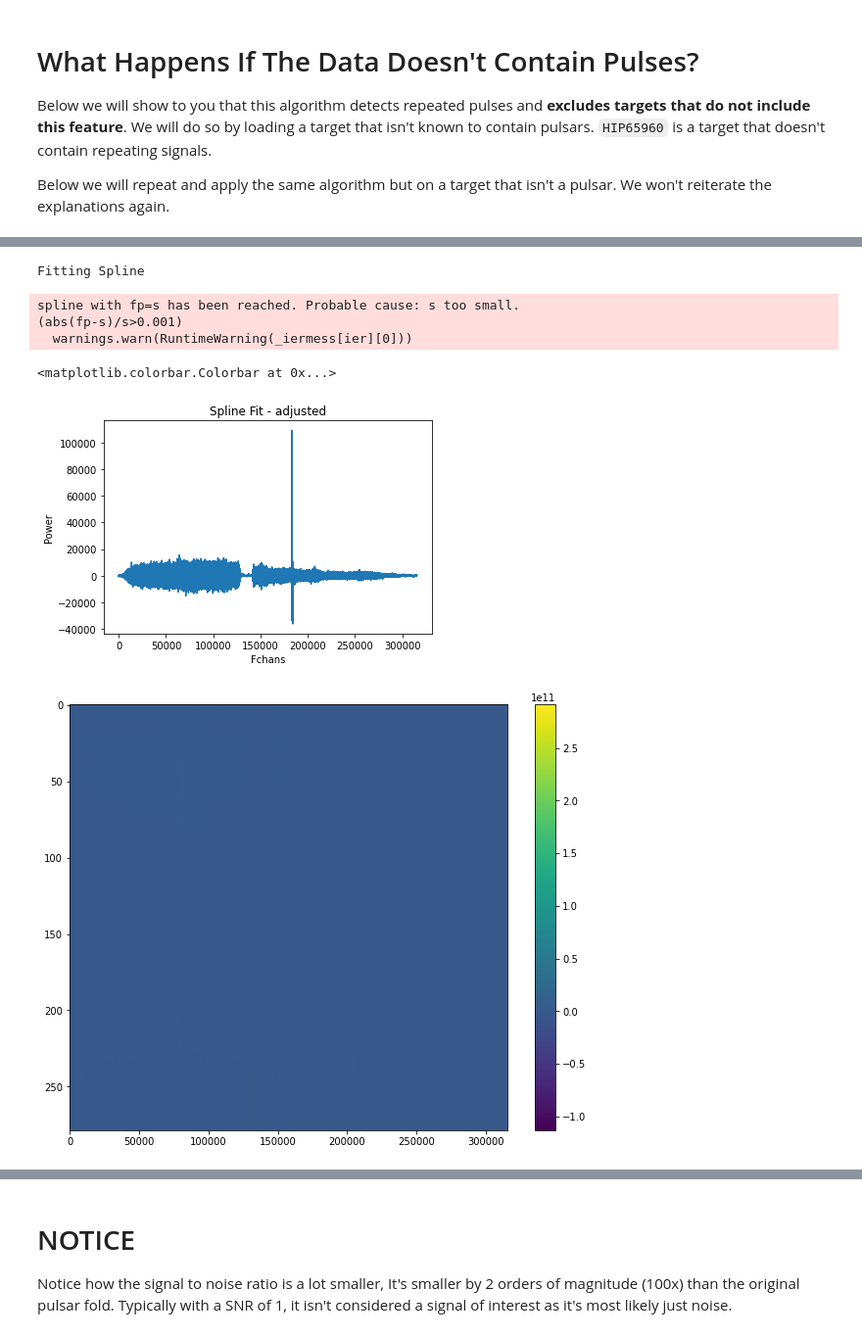
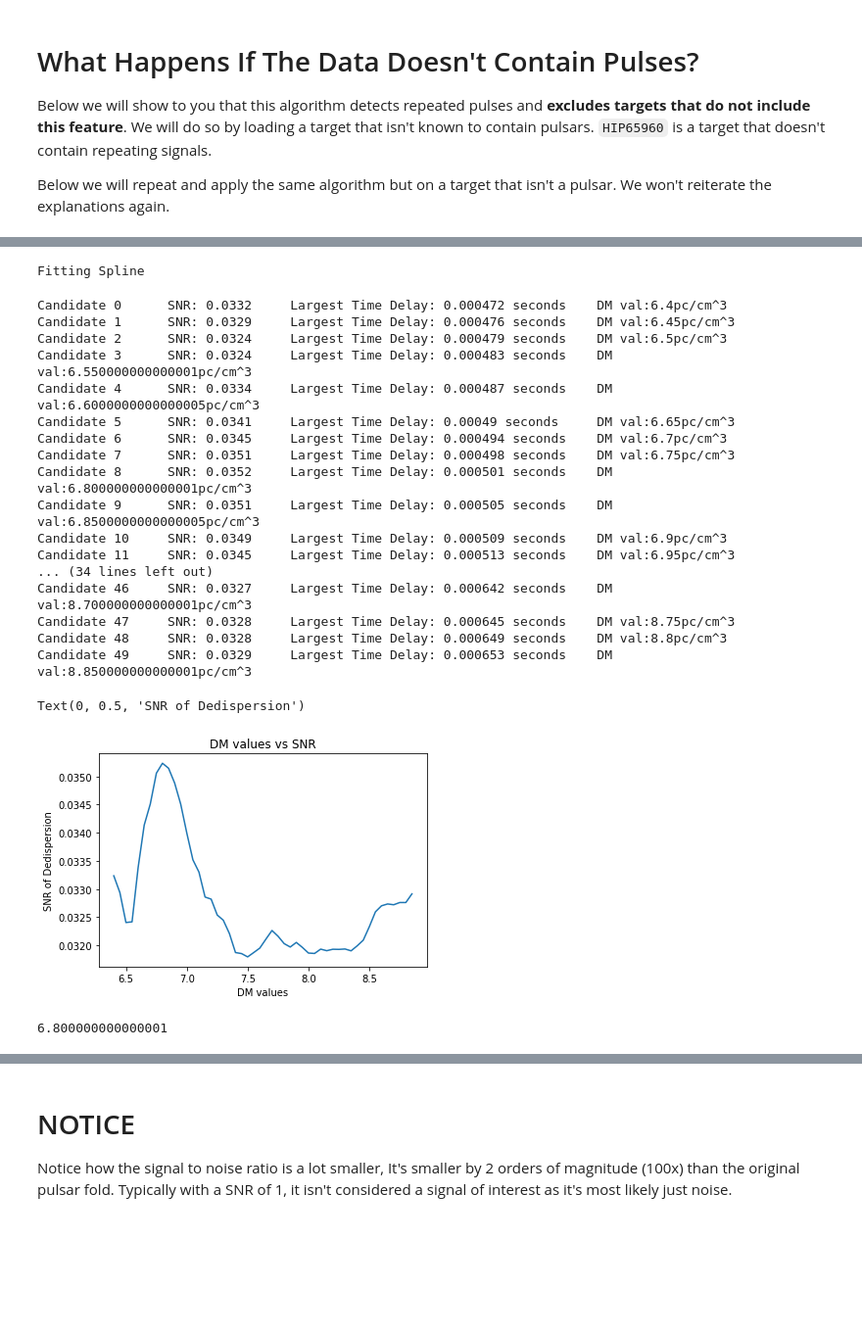
Before and after one commit to UCBerkeleySETI/breakthrough, a Jupyter notebook: GBT/pulsar_searches/Pulsar_Search/Pulsar_DedisperseV3.ipynb, the cells around one changed output, grey strips where cells are left out. Shown at 98% size. Cells and saved outputs as stored; diff of their text form; code cells hidden in the pictures; blank space fills up the shorter version.

```diff
--- a/GBT/pulsar_searches/Pulsar_Search/Pulsar_DedisperseV3.ipynb
+++ b/GBT/pulsar_searches/Pulsar_Search/Pulsar_DedisperseV3.ipynb
@@ -418,23 +470,52 @@ for i in range(0, data.shape[2], coarse_channel_width):
     xnew = np.arange(0, coarse_channel_width,1)
     ynew = interpolate.splev(xnew, tck, der=0)
     data_adjust[:,0,i:i+coarse_channel_width]  = data[:,0,i:i+coarse_channel_width] - ynew
-
-plt.figure()
-plt.plot( data_adjust.mean(axis=0)[0,:])
-plt.title('Spline Fit - adjusted')
-plt.xlabel("Fchans")
-plt.ylabel("Power")
-fig = plt.figure(figsize=(10,8))
-plt.imshow(data_adjust[:3000,0,:], aspect='auto')
-plt.colorbar()
 # %% [output]
 Fitting Spline
-spline with fp=s has been reached. Probable cause: s too small.
-(abs(fp-s)/s>0.001)
-  warnings.warn(RuntimeWarning(_iermess[ier][0]))
-<matplotlib.colorbar.Colorbar at 0x...>
-[figure, removed]
-[figure, removed]
+# %%
+from copy import deepcopy
+small_data = data[:,0,:]
+data_base = data[:,0,:]
+sens =0.05
+DM_base = 6.4
+candidates = 50
+fchan = obs.header['fch1']
+width = obs.header['foff']
+tsamp = obs.header['tsamp']
+# fchan = fchan+ width*small_data.shape[1]
+fchan = 7501.28173828125
+snrs = DM_can(small_data, data_base, sens, DM_base, candidates, fchan, abs(width),tsamp)
+plt.plot(snrs[:,0], snrs[:,1])
+plt.title('DM values vs SNR')
+plt.xlabel("DM values")
+plt.ylabel("SNR of Dedispersion")
+# %% [output]
+Candidate 0      SNR: 0.0332     Largest Time Delay: 0.000472 seconds    DM val:6.4pc/cm^3
+Candidate 1      SNR: 0.0329     Largest Time Delay: 0.000476 seconds    DM val:6.45pc/cm^3
+Candidate 2      SNR: 0.0324     Largest Time Delay: 0.000479 seconds    DM val:6.5pc/cm^3
+Candidate 3      SNR: 0.0324     Largest Time Delay: 0.000483 seconds    DM val:6.550000000000001pc/cm^3
+Candidate 4      SNR: 0.0334     Largest Time Delay: 0.000487 seconds    DM val:6.6000000000000005pc/cm^3
+Candidate 5      SNR: 0.0341     Largest Time Delay: 0.00049 seconds     DM val:6.65pc/cm^3
+Candidate 6      SNR: 0.0345     Largest Time Delay: 0.000494 seconds    DM val:6.7pc/cm^3
+Candidate 7      SNR: 0.0351     Largest Time Delay: 0.000498 seconds    DM val:6.75pc/cm^3
+Candidate 8      SNR: 0.0352     Largest Time Delay: 0.000501 seconds    DM val:6.800000000000001pc/cm^3
+Candidate 9      SNR: 0.0351     Largest Time Delay: 0.000505 seconds    DM val:6.8500000000000005pc/cm^3
+Candidate 10     SNR: 0.0349     Largest Time Delay: 0.000509 seconds    DM val:6.9pc/cm^3
+Candidate 11     SNR: 0.0345     Largest Time Delay: 0.000513 seconds    DM val:6.95pc/cm^3
+... (34 lines left out)
+Candidate 46     SNR: 0.0327     Largest Time Delay: 0.000642 seconds    DM val:8.700000000000001pc/cm^3
+Candidate 47     SNR: 0.0328     Largest Time Delay: 0.000645 seconds    DM val:8.75pc/cm^3
+Candidate 48     SNR: 0.0328     Largest Time Delay: 0.000649 seconds    DM val:8.8pc/cm^3
+Candidate 49     SNR: 0.0329     Largest Time Delay: 0.000653 seconds    DM val:8.850000000000001pc/cm^3
+Text(0, 0.5, 'SNR of Dedispersion')
+[figure, added]
+# %%
+DM = snrs[np.argmax(snrs[:,1]),0]
+print(DM)
+fchan = fchan+ width*small_data.shape[1]
+data_adjust[:,0,:] = de_disperse(data_adjust[:,0,:], DM, fchan,abs(width),tsamp)
+# %% [output]
+6.800000000000001
 # %%
 #  Preforming the fourier transform.
 %matplotlib inline
```
Also changed, not shown: parts of 10 cells of this notebook, 1 other file.
